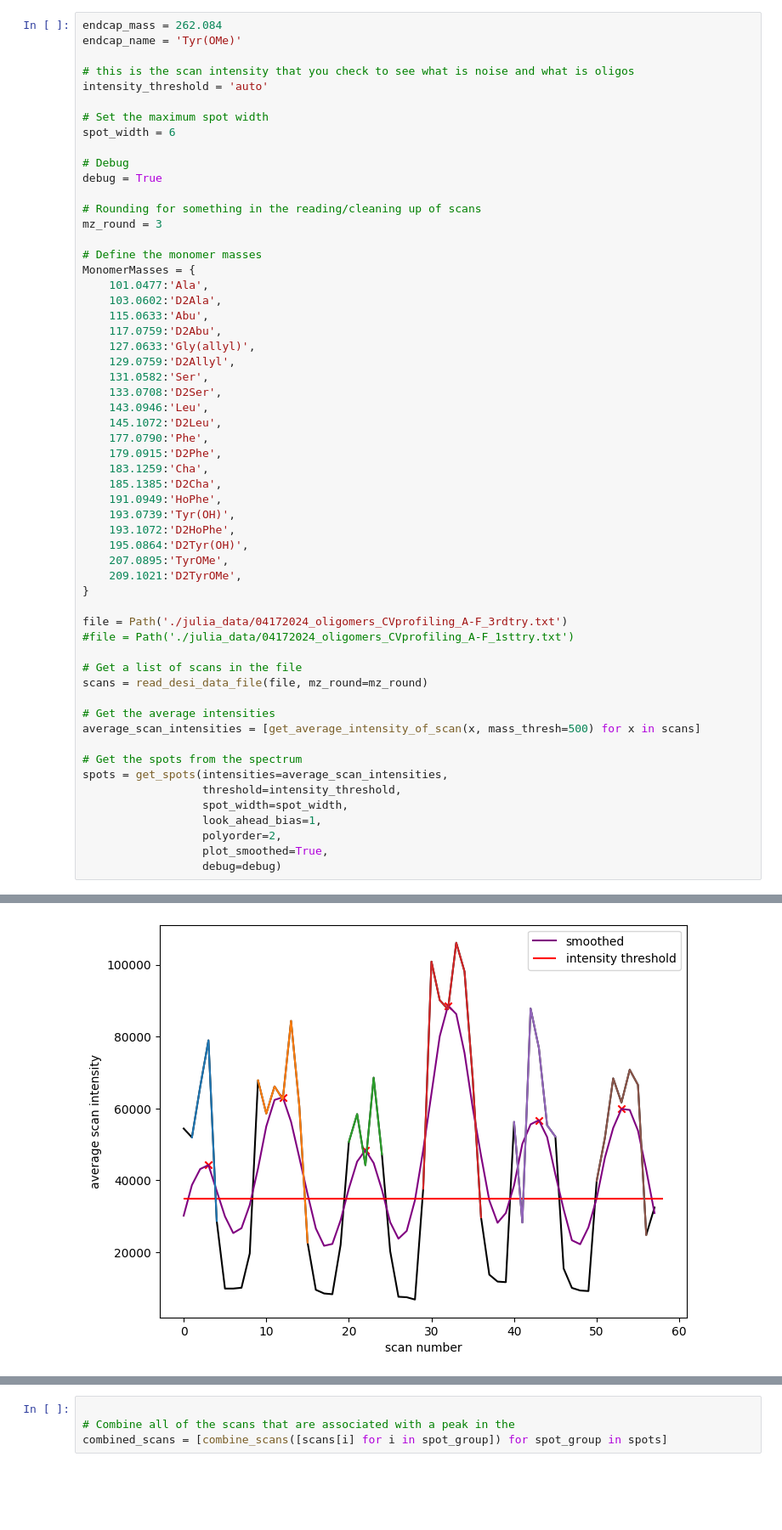
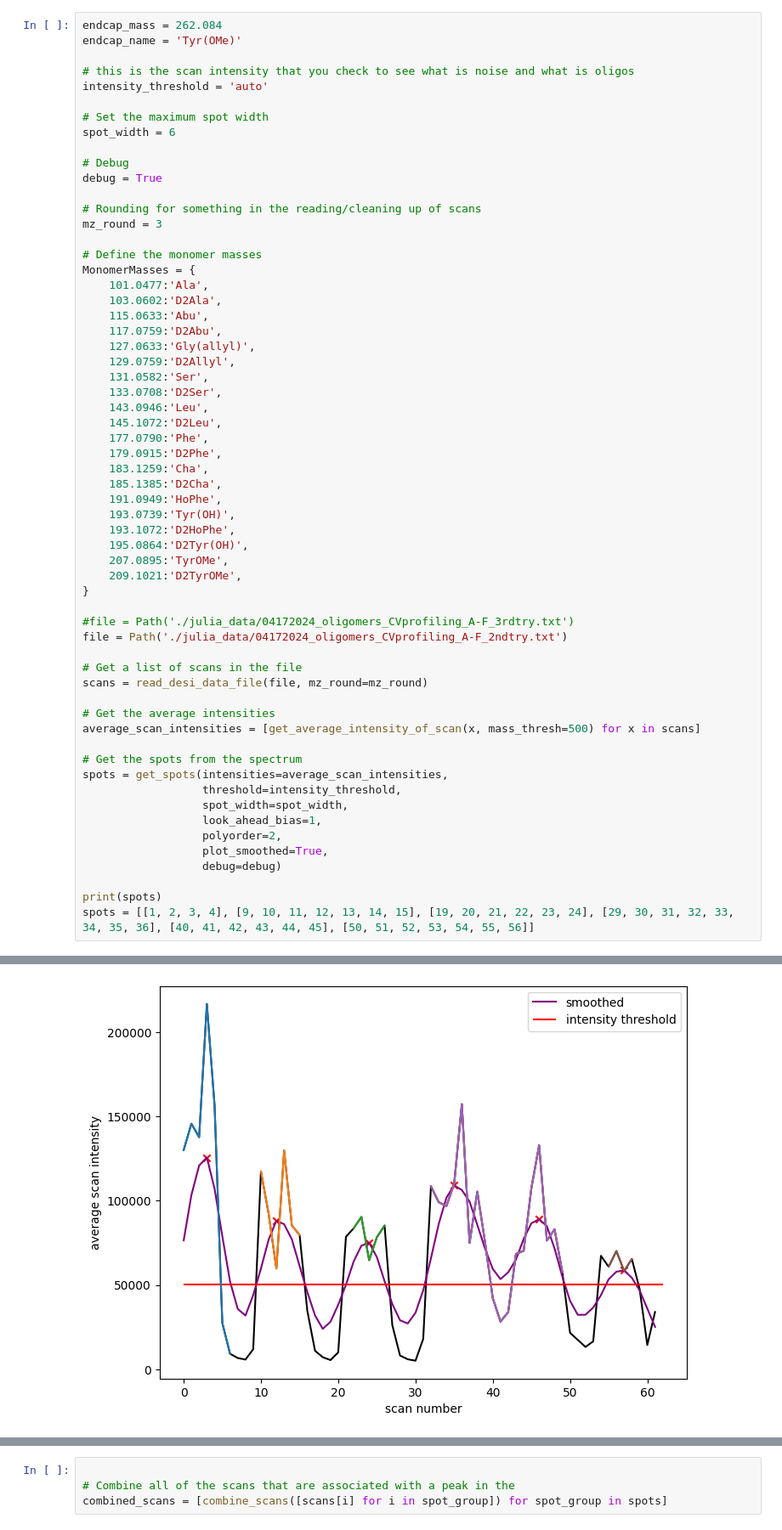
Before and after one commit to PhysicalOrganic/DesiSequencer, a Jupyter notebook: SequenceFromDesi.ipynb, the cells around one changed output, grey strips where cells are left out. Shown at 85% size. Drawn from its saved outputs; the diff is of its cells as text; blank space fills up the shorter version.

```diff
--- a/SequenceFromDesi.ipynb
+++ b/SequenceFromDesi.ipynb
@@ -56,8 +49,8 @@ MonomerMasses = {
     209.1021:'D2TyrOMe',
 }
 
-file = Path('./julia_data/04172024_oligomers_CVprofiling_A-F_3rdtry.txt')
-#file = Path('./julia_data/04172024_oligomers_CVprofiling_A-F_1sttry.txt')
+#file = Path('./julia_data/04172024_oligomers_CVprofiling_A-F_3rdtry.txt')
+file = Path('./julia_data/04172024_oligomers_CVprofiling_A-F_2ndtry.txt')
 
 # Get a list of scans in the file
 scans = read_desi_data_file(file, mz_round=mz_round)
@@ -73,4 +66,7 @@ spots = get_spots(intensities=average_scan_intensities,
                   polyorder=2,
                   plot_smoothed=True,
                   debug=debug)
+
+print(spots)
+spots = [[1, 2, 3, 4], [9, 10, 11, 12, 13, 14, 15], [19, 20, 21, 22, 23, 24], [29, 30, 31, 32, 33, 34, 35, 36], [40, 41, 42, 43, 44, 45], [50, 51, 52, 53, 54, 55, 56]]
 # %% [output]
@@ -85 +81 @@ Extreme point 53 has scans [50, 51, 52, 53, 54, 55, 56]
-[figure, old version]
+[figure, new version]
```
Also changed, not shown: parts of 4 cells of this notebook, 8 other files.
